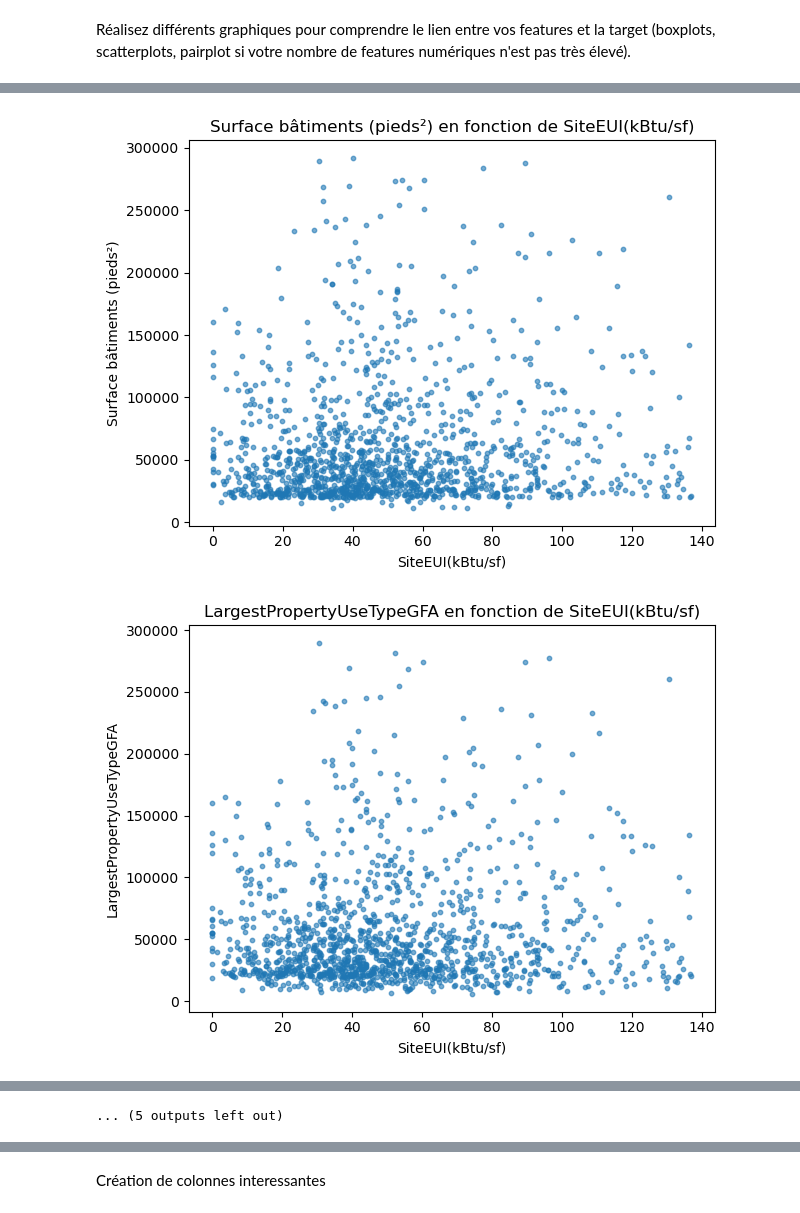
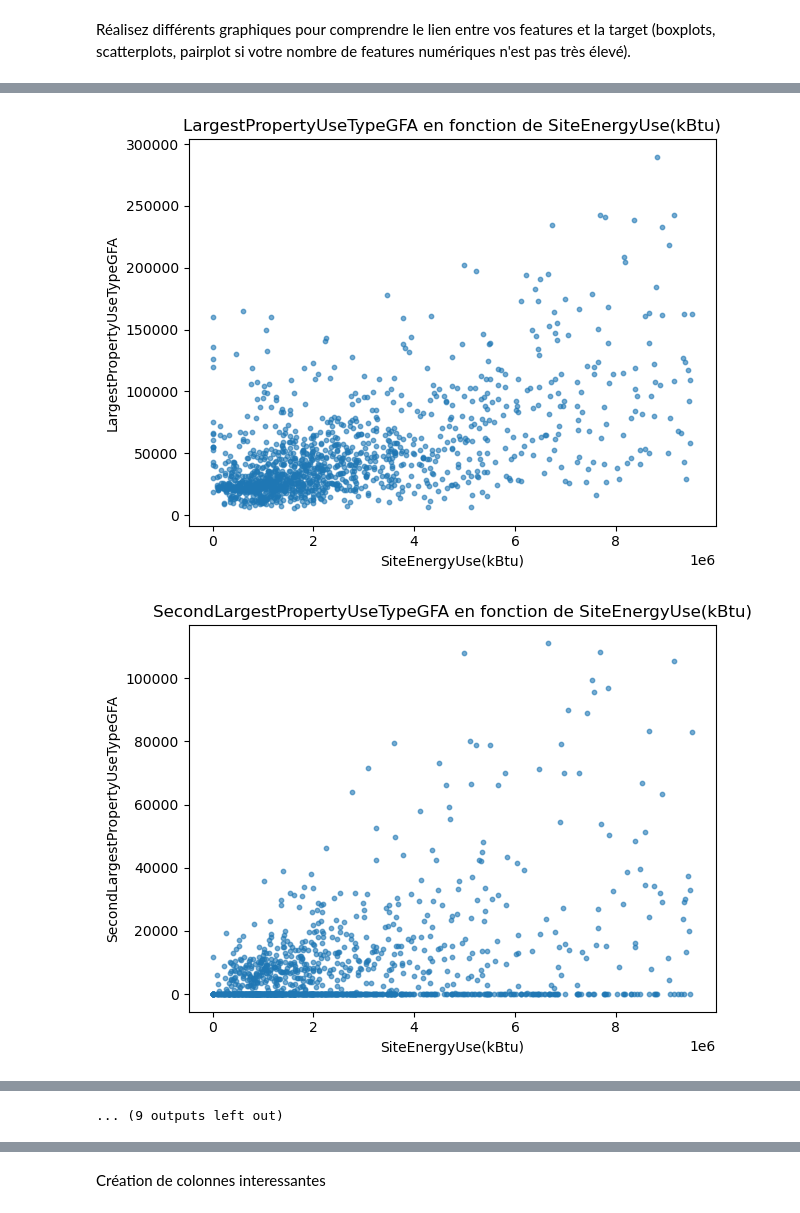
Before and after one commit to EthanChmt/Anticipez-les-besoins-en-consommations-de-batiments_, a Jupyter notebook: Notebooks/Notebook_2_preparation_feature.ipynb, the cells around one changed output, grey strips where cells are left out. Drawn from its saved outputs; the diff is of its cells as text; code cells hidden in the pictures.

```diff
--- a/Notebooks/Notebook_2_preparation_feature.ipynb
+++ b/Notebooks/Notebook_2_preparation_feature.ipynb
@@ -84,8 +116,7 @@ building_consumption_anexplo["has_steam"] = (
 # %% [markdown]
 #### supprimer toutes les colonnes peu pertinentes pour la modélisation.
 # %%
-building_consumption_anexplo.drop(columns=[
-    'ENERGYSTARScore',
+data_etape_1_clean.drop(columns=[
     'ComplianceStatus',
     'DefaultData',
     'OSEBuildingID',
@@ -98,14 +129,17 @@ building_consumption_anexplo.drop(columns=[
     'NaturalGas(kBtu)',
     'SourceEUI(kBtu/sf)',
     'SourceEUIWN(kBtu/sf)',
-    'SiteEnergyUse(kBtu)',
     'SiteEnergyUseWN(kBtu)',
     'PropertyGFATotal',
     'TotalGHGEmissions',
     'SiteEUIWN(kBtu/sf)',
+    'SiteEUIWN(kBtu/sf)',
     'GHGEmissionsIntensity',
-    'ListOfAllPropertyUseTypes'
+    'ListOfAllPropertyUseTypes',
+    'Address',
+    'YearBuilt',
+    'ZipCode'
 ], inplace=True)
 
-print(building_consumption_anexplo.columns.tolist())
+print(data_etape_1_clean.columns.tolist())
 # %% [output]
@@ -138,7 +151,6 @@ dtype: object
 # %%
-building_consumption_anexplo["CouncilDistrictCode"] = building_consumption_anexplo["CouncilDistrictCode"].astype("string")
-building_consumption_anexplo["ZipCode"] = building_consumption_anexplo["ZipCode"].astype("Int64").astype("string")
-building_consumption_anexplo["NumberofBuildings"] = building_consumption_anexplo["NumberofBuildings"].astype("Int64")
+data_etape_1_clean["CouncilDistrictCode"] = data_etape_1_clean["CouncilDistrictCode"].astype("string")
+data_etape_1_clean["NumberofBuildings"] = data_etape_1_clean["NumberofBuildings"].astype("Int64")
 
-print(building_consumption_anexplo.columns.tolist())
+print(data_etape_1_clean.columns.tolist())
 # %% [output]
@@ -163,7 +175,7 @@ NumberofBuildings
 5       7
 Name: count, dtype: Int64
 # %%
-s = building_consumption_anexplo["NumberofBuildings"].dropna()
+s = data_etape_1_clean["NumberofBuildings"].dropna()
 
 plt.figure()
 sns.boxplot(y=s)
@@ -171,7 +183,7 @@ plt.xlabel("NumberofBuildings")
 plt.title("Boxplot - NumberofBuildings")
 plt.show()
 
-building_consumption_anexplo.loc[building_consumption_anexplo["NumberofBuildings"] == 0, "NumberofBuildings"] = 1
+data_etape_1_clean.loc[data_etape_1_clean["NumberofBuildings"] == 0, "NumberofBuildings"] = 1
 # %% [output]
 [figure]
 # %%
@@ -293,16 +289,16 @@ plt.show()
 # %%
 # Suppression des valeurs aberrantes sur  par méthode IQR
-q1 = building_consumption_anexplo["SiteEUI(kBtu/sf)"].quantile(0.25)
-q3 = building_consumption_anexplo["SiteEUI(kBtu/sf)"].quantile(0.75)
+q1 = data_etape_1_clean["SiteEnergyUse(kBtu)"].quantile(0.25)
+q3 = data_etape_1_clean["SiteEnergyUse(kBtu)"].quantile(0.75)
 iqr = q3 - q1
 lb = q1 - 1.5 * iqr
 ub = q3 + 1.5 * iqr
-building_consumption_anexplo = building_consumption_anexplo[building_consumption_anexplo["SiteEUI(kBtu/sf)"].between(lb, ub)]
+data_etape_1_clean = data_etape_1_clean[data_etape_1_clean["SiteEnergyUse(kBtu)"].between(lb, ub)]
 
 # Boxplot après nettoyage
 plt.figure(figsize=(6,5))
-sns.boxplot(y=building_consumption_anexplo["SiteEUI(kBtu/sf)"], width=0.4, fliersize=4)
-plt.xlabel("consommation d’énergie(kBtu/sf)")
+sns.boxplot(y=data_etape_1_clean["SiteEnergyUse(kBtu)"], width=0.4, fliersize=4)
+plt.xlabel("consommation d’énergie(kBtu)")
 plt.title("Distribution de la consommation d'énergie avec outliers visibles")
 plt.tight_layout()
 plt.show()
@@ -312,13 +308,13 @@ plt.show()
 Réalisez différents graphiques pour comprendre le lien entre vos features et la target (boxplots, scatterplots, pairplot si votre nombre de features numériques n'est pas très élevé).
 # %%
 # Abscisse fixée
-abscisse = "SiteEUI(kBtu/sf)"
+abscisse = "SiteEnergyUse(kBtu)"
 
 # Candidats automatiques en ordonnée, numériques, hors identifiants et abscisse
 exclusions = {"OSEBuildingID", "ZipCode", "CouncilDistrictCode", abscisse}
 candidats = [
-    c for c in building_consumption_anexplo.select_dtypes(include="number").columns
-    if c not in exclusions and building_consumption_anexplo[c].nunique(dropna=True) > 1
+    c for c in data_etape_1_clean.select_dtypes(include="number").columns
+    if c not in exclusions and data_etape_1_clean[c].nunique(dropna=True) > 1
 ]
 
 # Libellés en français
@@ -333,9 +329,9 @@ libelles = {
 }
 
 # Tracé, une figure par candidat
-assert abscisse in building_consumption_anexplo.columns, f"Abscisse absente: {abscisse}"
+assert abscisse in data_etape_1_clean.columns, f"Abscisse absente: {abscisse}"
 for y in candidats:
-    data_xy = building_consumption_anexplo[[abscisse, y]].dropna()
+    data_xy = data_etape_1_clean[[abscisse, y]].dropna()
     if data_xy.empty:
         continue
     plt.figure()
@@ -355,2 +351,2 @@ for y in candidats:
-[figure, old version]
+[figure, new version]
-[figure, old version]
+[figure, new version]
@@ -361 +357 @@ for y in candidats:
-... (5 outputs left out)
+... (9 outputs left out)
```
Also changed, not shown: parts of 18 cells of this notebook, 2 other files.
